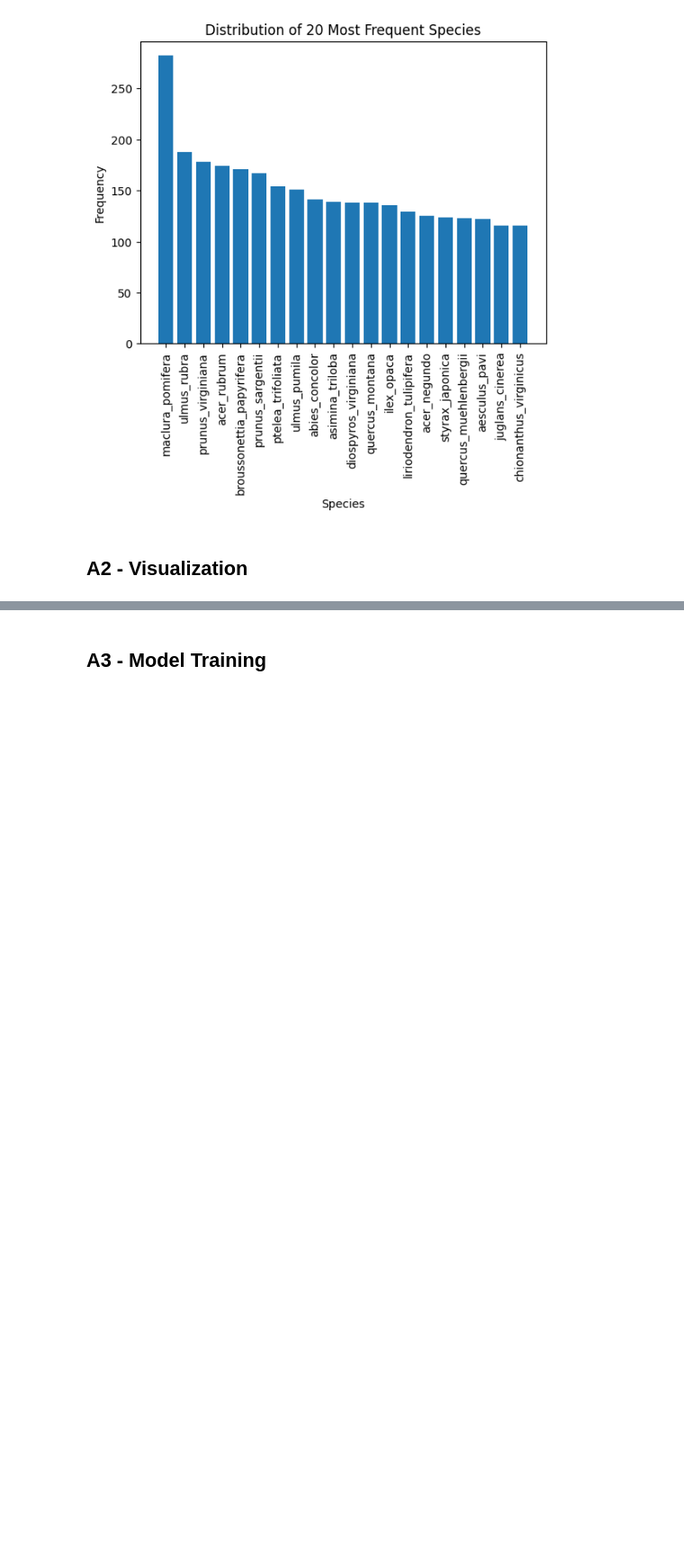
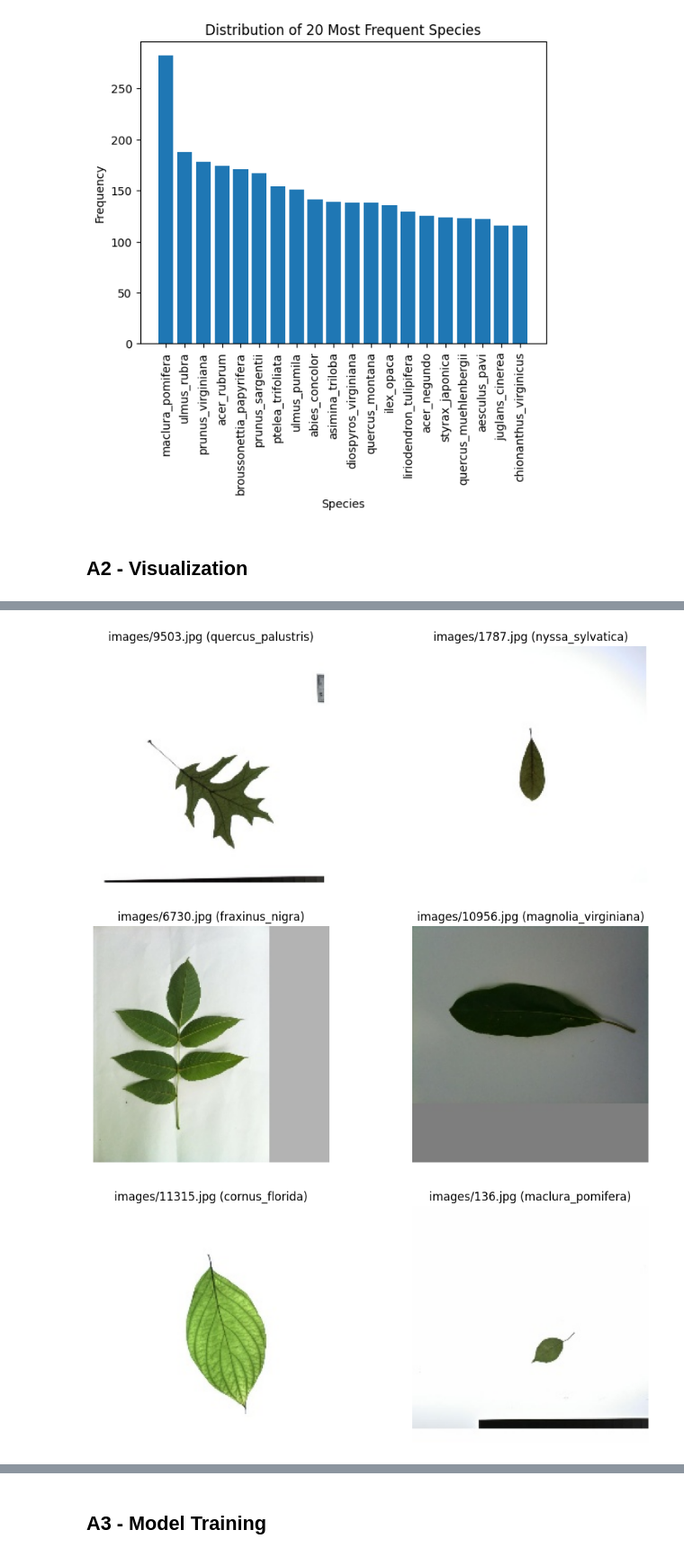
Before and after one commit to jmburke4/leaf-species-classification, a Jupyter notebook: report.ipynb, the cells around one changed output, grey strips where cells are left out. Shown at 90% size. Drawn from its saved outputs; the diff is of its cells as text; code cells hidden in the pictures; blank space fills up the shorter version.

Commit message:
Complete Visualization cell with to-dos

```diff
--- a/report.ipynb
+++ b/report.ipynb
@@ -65,3 +66,23 @@ Image Count: 3671
 [figure]
 # %% [markdown]
 ## A2 - Visualization
+# %%
+# Specify how many random images to load
+samples = train_csv.sample(n=12)
+
+images = []
+missing = 0
+
+# Load and append images to the images list
+for sample in samples.itertuples():
+    # FIXME Only approximately 1000 images actually extracted to the google drive folder successfully
+    #       Add a loop to keep picking random images until the sample size is reached
+    try:
+        print(f'Fetching {DATA_DIR}/{sample.image}...')
+        img = mpimg.imread(f'{DATA_DIR}/{sample.image}')
+        images.append(img)
+    except FileNotFoundError as e:
+        missing += 1
+        print(f'Missing {DATA_DIR}/{sample.image}')
+
+print(f'Done ({missing} images missing)')
@@ -67,0 +103,20 @@ Image Count: 3671
+# %%
+# Display the images
+for i in range(0, len(samples), 2):
+    fig, axs = plt.subplots(1, 2, figsize=(10, 4))
+
+    axs[0].imshow(images[i])
+    axs[0].set_title(f'{samples.iloc[i]['image']} ({samples.iloc[i]['label']})')
+    axs[0].axis('off')
+
+    if i + 1 < len(samples):
+        axs[1].imshow(images[i + 1])
+        axs[1].set_title(f'{samples.iloc[i + 1]['image']} ({samples.iloc[i + 1]['label']})')
+    axs[1].axis('off')
+
+    plt.tight_layout()
+    plt.show()
+# %% [output]
+[figure, added]
+[figure, added]
+[figure, added]
```
Also changed, not shown: parts of 5 cells of this notebook.
